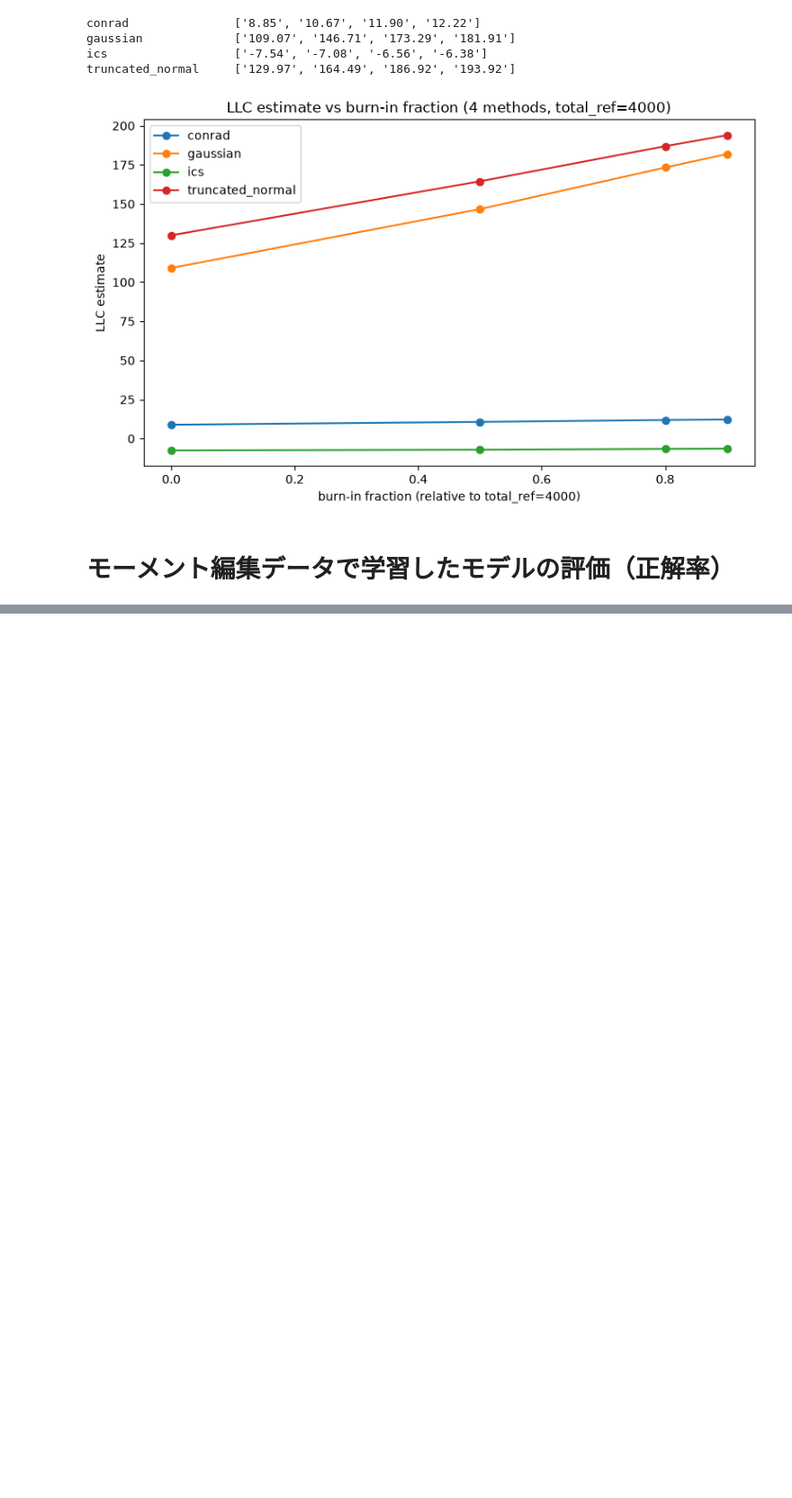
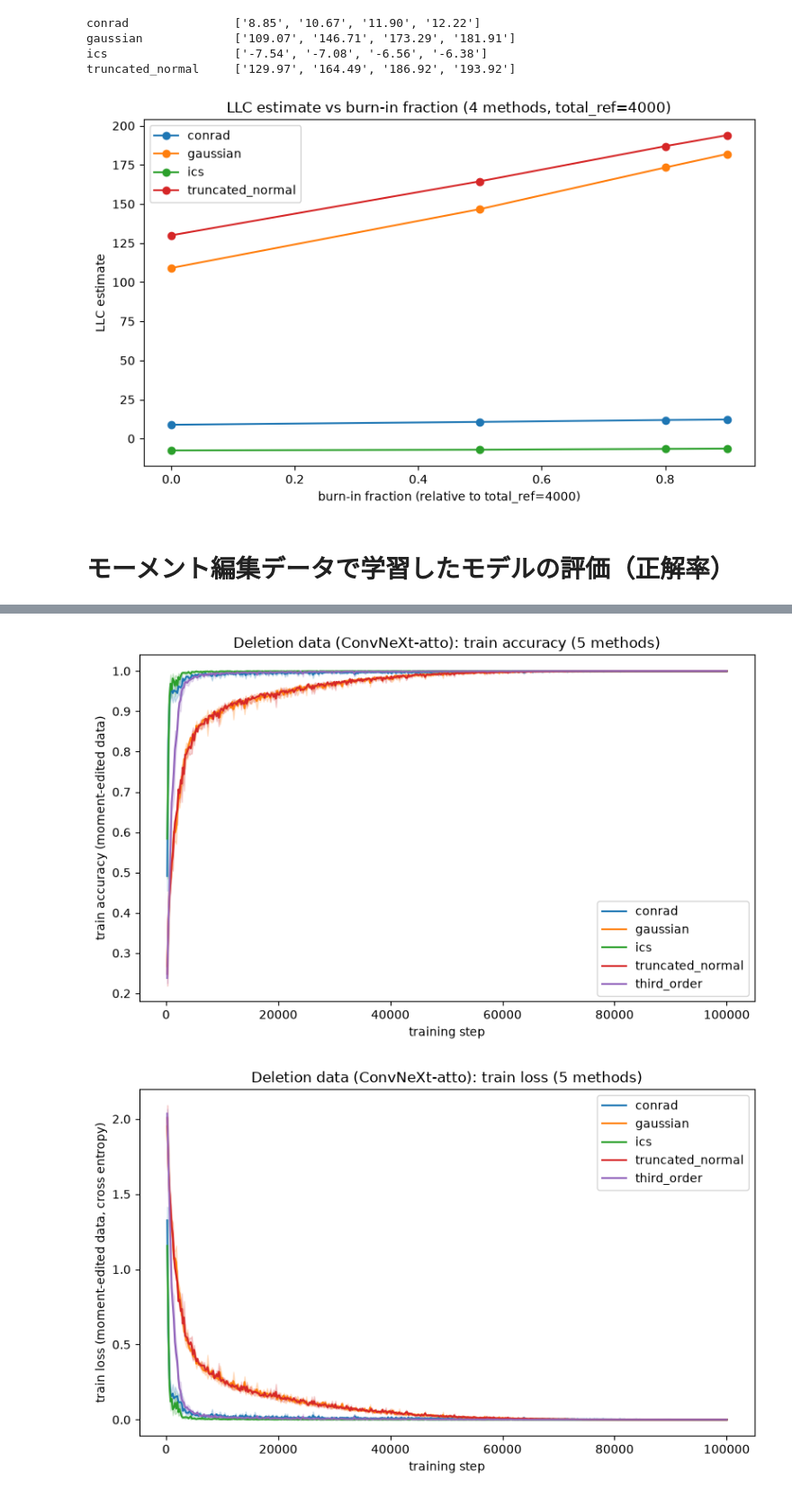
Before and after one commit to shiryu-nakano/dsb-llc-reproduction, a Jupyter notebook: temp.ipynb, the cells around one changed output, grey strips where cells are left out. Shown at 90% size. Cells and saved outputs as stored; diff of their text form; code cells hidden in the pictures; blank space fills up the shorter version.

```diff
--- a/temp.ipynb
+++ b/temp.ipynb
@@ -467,0 +389,77 @@ plot_metric("test_loss", "test loss (real CIFAR-10, cross entropy)",
+# %%
+import json
+import pandas as pd
+import matplotlib.pyplot as plt
+
+# ── データ読み込み: 既存4手法 + third_order ──
+records = []
+
+# 既存4手法 (conrad/gaussian/ics/truncated_normal)
+for fname in [
+    "/home/nakano/server/llc_results_dense/deletion_vision_full_curve_gpu2.jsonl",
+    "/home/nakano/server/llc_results_dense/deletion_vision_full_curve_gpu3.jsonl",
+]:
+    with open(fname) as f:
+        for line in f:
+            records.append(json.loads(line))
+
+# third_order (3seed分)
+for fname in [
+    "/home/nakano/server/llc_results_dense/deletion_vision_third_order_convnext_seed42.jsonl",
+    "/home/nakano/server/llc_results_dense/deletion_vision_third_order_convnext_seed43.jsonl",
+    "/home/nakano/server/llc_results_dense/deletion_vision_third_order_convnext_seed44.jsonl",
+]:
+    with open(fname) as f:
+        for line in f:
+            records.append(json.loads(line))
+
+df = pd.DataFrame(records)
+print(df.shape)
+print(df.groupby("method")["step"].count())
+
+# ── 集計: method, step ごとにシード平均・標準偏差 ──
+METHODS = ["conrad", "gaussian", "ics", "truncated_normal", "third_order"]
+metrics = ["train_acc", "train_loss", "test_acc", "test_loss"]
+
+summary = df.groupby(["method", "step"])[metrics].agg(["mean", "std"])
+summary.columns = ["_".join(c) for c in summary.columns]
+summary = summary.reset_index()
+
+colors = plt.cm.tab10.colors
+
+def plot_metric(metric_name, ylabel, title, save_name):
+    fig, ax = plt.subplots(figsize=(8, 5))
+    for i, method in enumerate(METHODS):
+        sub = summary[summary["method"] == method].sort_values("step")
+        ax.plot(sub["step"], sub[f"{metric_name}_mean"], label=method, color=colors[i])
+        ax.fill_between(
+            sub["step"],
+            sub[f"{metric_name}_mean"] - sub[f"{metric_name}_std"],
+            sub[f"{metric_name}_mean"] + sub[f"{metric_name}_std"],
+            color=colors[i], alpha=0.2,
+        )
+    ax.set_xlabel("training step")
+    #ax.set_xscale("log")
+    ax.set_ylabel(ylabel)
+    ax.set_title(title)
+    ax.legend()
+    plt.tight_layout()
+    plt.savefig(f"/home/nakano/server/llc_results_dense/{save_name}.png", dpi=150)
+    plt.show()
+
+plot_metric("train_acc", "train accuracy (moment-edited data)",
+            "Deletion data (ConvNeXt-atto): train accuracy (5 methods)",
+            "deletion_vision_train_acc_5methods")
+
+plot_metric("train_loss", "train loss (moment-edited data, cross entropy)",
+            "Deletion data (ConvNeXt-atto): train loss (5 methods)",
+            "deletion_vision_train_loss_5methods")
+
+plot_metric("test_acc", "test accuracy (real CIFAR-10)",
+            "Deletion data (ConvNeXt-atto): real test accuracy (5 methods)",
+            "deletion_vision_test_acc_5methods")
+
+plot_metric("test_loss", "test loss (real CIFAR-10, cross entropy)",
+            "Deletion data (ConvNeXt-atto): real test loss (5 methods)",
+            "deletion_vision_test_loss_5methods")
+# %% [output]
@@ -467,0 +474,2 @@ plot_metric("test_loss", "test loss (real CIFAR-10, cross entropy)",
+[figure, added]
+[figure, added]
```
Also changed, not shown: parts of 7 cells of this notebook, 59 other files.
